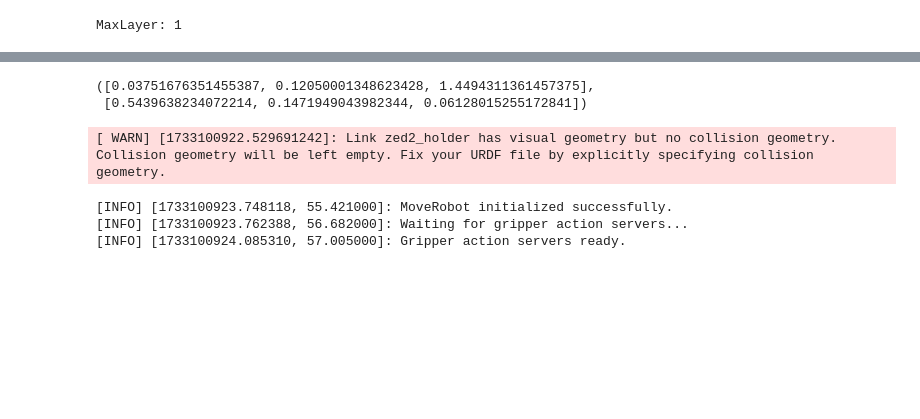
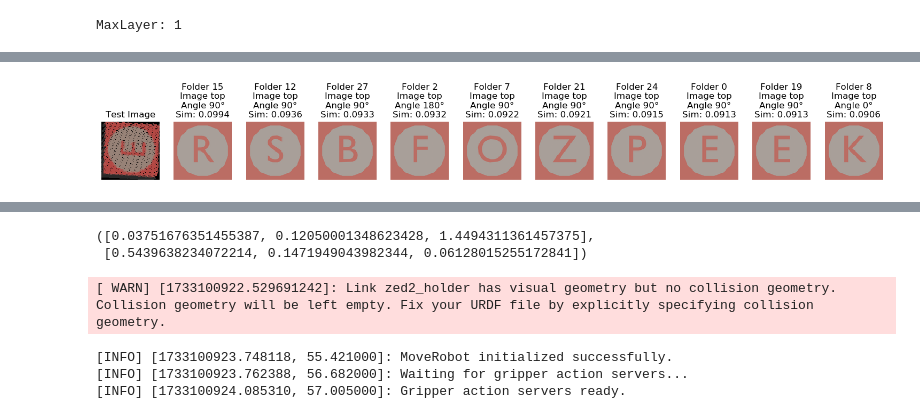
Before and after one commit to lvxiangyu11/IRobMan1_Project_Team5_24ws, a Jupyter notebook: scripts/mycode/2_perception/点云分层拿.ipynb, the cells around one changed output, grey strips where cells are left out. Drawn from its saved outputs; the diff is of its cells as text; code cells hidden in the pictures; blank space fills up the shorter version.

```diff
--- a/scripts/mycode/2_perception/点云分层拿.ipynb
+++ b/scripts/mycode/2_perception/点云分层拿.ipynb
@@ -18,6 +18,9 @@ if target_path2 not in sys.path:
 # 检查路径是否添加成功
 print("Current Python Path:")
 print("\n".join(sys.path))
+
+from ImageRecognizer import ImageRecognizer
+image_recognizer = ImageRecognizer(top_dir="/opt/ros_ws/src/franka_zed_gazebo/scripts/mycode/2_perception/cubes/")
 # %% [output]
 Current Python Path:
 
@@ -61,5 +66,6 @@ def matrix_to_rpy_and_translation(matrix):
 # %%
 from save_point_cloud import PointCloudSaver
+import open3d as o3d
 import rospy
 point_cloud_saver = PointCloudSaver()
 
@@ -74,7 +80,7 @@ point_cloud_saver.save_point_clouds(original_file, world_file)
 
 
 from PickAndPlace import PickAndPlace
-pick_place = PickAndPlace(approach_distance=0.1)
+pick_place = PickAndPlace(approach_distance=0.3)
 # %% [output]
 Jupyter environment detected. Enabling Open3D WebVisualizer.
 [Open3D INFO] WebRTC GUI backend enabled.
@@ -277,8 +255,13 @@ zed_ply_path = "mesh/zed_point_cloud_world3.ply"
 # 读取 cube_0.obj 点云
 cube_mesh = o3d.io.read_triangle_mesh(cube_obj_path)
 cube_mesh.compute_vertex_normals()  # 计算法线以便更好显示
-cube_point_cloud = cube_mesh.sample_points_uniformly(number_of_points=10000)  # 转为点云
-cube_point_cloud
+# cube_point_cloud = cube_mesh.sample_points_uniformly(number_of_points=50000)  # 转为点云
+# cube_point_cloud = cube_mesh.sample_points_poisson_disk(number_of_points=1000)
+
+# 去掉cube下半部分，防止z轴翻转
+# cube_point_cloud = filter_point_cloud_by_depth(cube_point_cloud, depth_threshold=-0.015)
+# o3d.visualization.draw_geometries([cube_point_cloud])
+
 
 coordinate_frame = o3d.geometry.TriangleMesh.create_coordinate_frame(
     size=0.1,  # 坐标轴大小，可以根据需要调整
@@ -287,4 +370,11 @@ coordinate_frame = o3d.geometry.TriangleMesh.create_coordinate_frame(
 # %%
+import logging
+import matplotlib.pyplot as plt
+import cv2
+
+# 设置日志级别为 WARNING，这样 INFO 级别的日志就不会显示
+logging.basicConfig(level=logging.WARNING)
+
 def pointcloud_splite_by_layers(point_cloud, max_layer, layer_thickness=0.04, slice_tolerance=0.005):
     """
     将点云切割成多层，每层0.04个高度，然后依次取每个方块放到固定位置并显示。
@@ -293,6 +383,8 @@ def pointcloud_splite_by_layers(point_cloud, max_layer, layer_thickness=0.04, sl
     points = point_cloud.points
     colors = point_cloud.colors if point_cloud.has_colors() else o3d.utility.Vector3dVector([[1, 1, 1]] * len(points))
     movecount = 0
+    cube_point_cloud = cube_mesh.sample_points_uniformly(number_of_points=50000)
+    cube_point_cloud = filter_point_cloud_by_depth(cube_point_cloud, depth_threshold=-0.01)
 
     for layer in range(max_layer-1, -1, -1):
         z_base = layer * layer_thickness
@@ -316,24 +408,53 @@ def pointcloud_splite_by_layers(point_cloud, max_layer, layer_thickness=0.04, sl
             countdown = 100
             # 使用 open3d 可视化点云
             # o3d.visualization.draw_geometries([layer_point_cloud], window_name=f"Layer {layer} (Z range: {z_min:.4f} to {z_max:.4f})")
-            while remaining_pointcloud_count > 200 and countdown>0:
+            while remaining_pointcloud_count > 50 and countdown>0:
+
                 countdown = countdown - 1
 
 
                 transform, remaining_pointcloud, deleted_pointcloud, fitness = register_and_filter(layer_point_cloud, cube_point_cloud)
                 remaining_pointcloud_count = len(remaining_pointcloud.points)
+                # return transform, remaining_pointcloud, deleted_pointcloud
 
-                if fitness>0.3:
-                    movecount = movecount+1
+                if check_transform_z_axis_alignment(transform) and fitness>0.70 and  np.array_equal(transform, align_transform_z_axis(transform)):
+                    print("move ", movecount+1, " cube")
+                    # 1. 矫正翻转的z轴
+
+                    # 2. 识别识别出的cube的top面是什么
+                    cube_point_cloud_transormed = copy.deepcopy(deleted_pointcloud)
+                    cube_point_cloud_transormed = cube_point_cloud_transormed.transform(np.linalg.inv(transform))
+
+                    cube_top_image = point_cloud_to_image(cube_point_cloud_transormed)
+                    plt.imsave(f"test_{movecount}.png", cube_top_image)
+                    image_recognizer_result = image_recognizer.recognize_image(cube_top_image)
+                    image_recognizer.display_results(cube_top_image, image_recognizer_result)
+                    # return cube_top_image, image_recognizer_result
+                    image_recognizer_best_result = image_recognizer.selected_best_based_on_CNN(image_recognizer_result, cube_top_image)
+                    img, angle = image_recognizer.get_image_from_result(image_recognizer_best_result) # angle用于在place时候将其转正
+                    plt.imshow(img)
+                    plt.axis("off")
+                    plt.show()
+
+
+                    # 3. move
                     layer_point_cloud = remaining_pointcloud
-                    # 如果匹配度高，则移动将其移动到指定位置6
+#                     # 如果匹配度高，则移动将其移动到指定位置6
                     pick_rpy, pick_pos = matrix_to_rpy_and_translation(transform)
-                    pick_rpy = [0, np.pi, pick_rpy[2]]
-                    pick_pos_ = [a + b for a, b in zip(pick_pos, [0.00, 0.025, 0.11])]
-                    place_rpy = [0, np.pi, np.pi/4]
-                    pick_rpy = place_rpy
-                    place_pos = [0.6 - (movecount%6)*0.1, 0.5-0.05*(movecount//6), 0.13]
+#                     pick_rpy = [0, np.pi, pick_rpy[2]]
+                    # pick_pos_ = [a + b for a, b in zip(pick_pos, [0.00, 0.025, 0.11])]
+                    pick_pos_ = [a + b for a, b in zip(pick_pos, [0.014, 0.020, 0.51])] # 安全距离
+                    pick_rpy = [a + b for a, b in zip(pick_rpy, [np.pi, 0, np.pi/4])]
+                    pick_place.move(pick_pos_, pick_rpy)
+
+                    pick_pos_ = [a + b for a, b in zip(pick_pos, [0.014, 0.020, 0.12])] # 安全距离
+                    place_pos = [0.5-0.1*(movecount%4), 0.5-0.1*(movecount//4), 0.15]
                     print(place_pos)
+                    place_rpy = [0, np.pi, -np.pi/4+angle]
+#                     pick_rpy = place_rpy
+#                     place_pos = [0.6 - (movecount%6)*0.1, 0.5-0.05*(movecount//6), 0.13]
+#                     place_pos = pick_pos_
+#                     print(place_pos)
 
                     pick_place.pick_and_place(
                         pick_pos=pick_pos_,
@@ -341,10 +462,25 @@ def pointcloud_splite_by_layers(point_cloud, max_layer, layer_thickness=0.04, sl
                         place_pos=place_pos,
                         place_rpy=place_rpy
                     )
+                    # pick_place.move(pick_pos_, pick_rpy)
                     # return transform, remaining_pointcloud, deleted_pointcloud
+                    # pick_pos_ = [a + b for a, b in zip(pick_pos, [0.015, 0.020, 0.21])] # 安全距离
+
+                    # pick_place.move(pick_pos_, pick_rpy)
+
+                    # pick_pos_ = [a + b for a, b in zip(pick_pos, [0.015, 0.020, 0.51])] # 安全距离
+
+                    # 保持一个安全距离，或者做collision avoidance
+                    # pick_place.move(pick_pos_, pick_rpy)
+                    movecount = movecount+1
+                else:
+                    cube_point_cloud = cube_mesh.sample_points_uniformly(number_of_points=50000)
+                    cube_point_cloud = filter_point_cloud_by_depth(cube_point_cloud, depth_threshold=-0.01)
 
             # 这里debug用，直接return
             # return transform, remaining_pointcloud, deleted_pointcloud
+    print("done!")
 T, remaining_pointcloud, deleted_pointcloud = pointcloud_splite_by_layers(filtered_point_cloud, max_layer)
+# cube_top_image, image_recognizer_result = pointcloud_splite_by_layers(filtered_point_cloud, max_layer)
 # %% [output]
 Processing layer 0 (Z range: 0.0050 to 0.0450)
@@ -366,0 +492 @@ speed: 0.1
+[figure, added]
```
Also changed, not shown: parts of 17 cells of this notebook, 15 other files.
